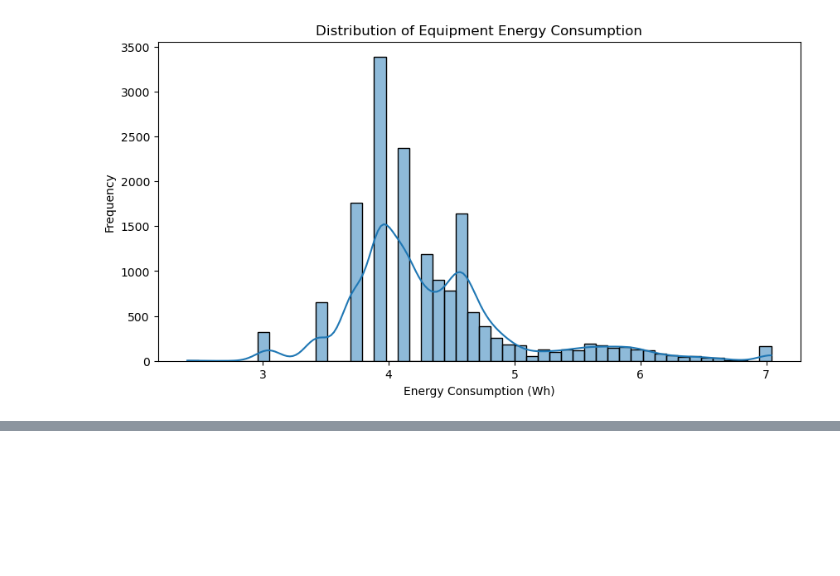
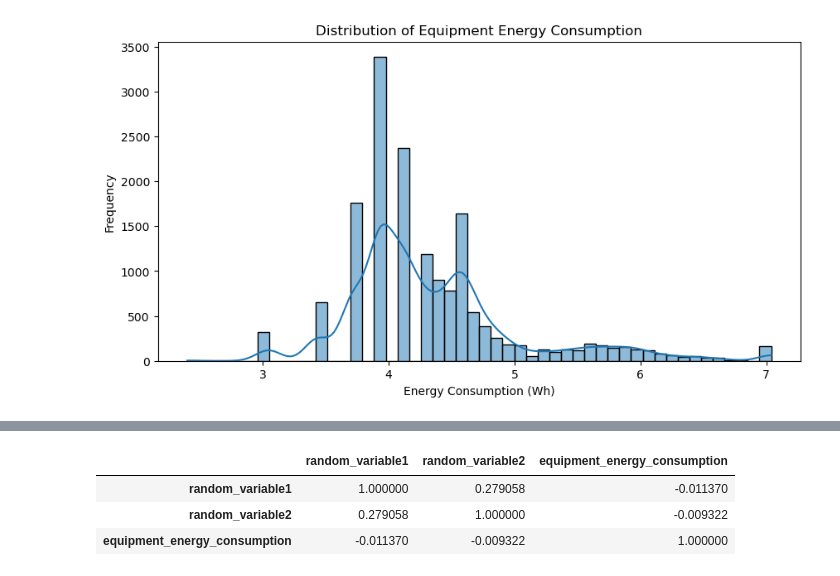
Before and after one commit to diwansinghchauhan/DS-Intern-Assignment-DiwanSinghChauhan, a Jupyter notebook: main.ipynb, the cells around one changed output, grey strips where cells are left out. Cells and saved outputs as stored; diff of their text form; code cells hidden in the pictures; blank space fills up the shorter version.

```diff
--- a/main.ipynb
+++ b/main.ipynb
@@ -143,0 +173,7 @@ plt.show()
+# %%
+df[['random_variable1', 'random_variable2', 'equipment_energy_consumption']].corr()
+# %% [output]
+|  | random_variable1 | random_variable2 | equipment_energy_consumption |
+| random_variable1 | 1.000000 | 0.279058 | -0.011370 |
+| random_variable2 | 0.279058 | 1.000000 | -0.009322 |
+| equipment_energy_consumption | -0.011370 | -0.009322 | 1.000000 |
```
Also changed, not shown: parts of 2 cells of this notebook.
